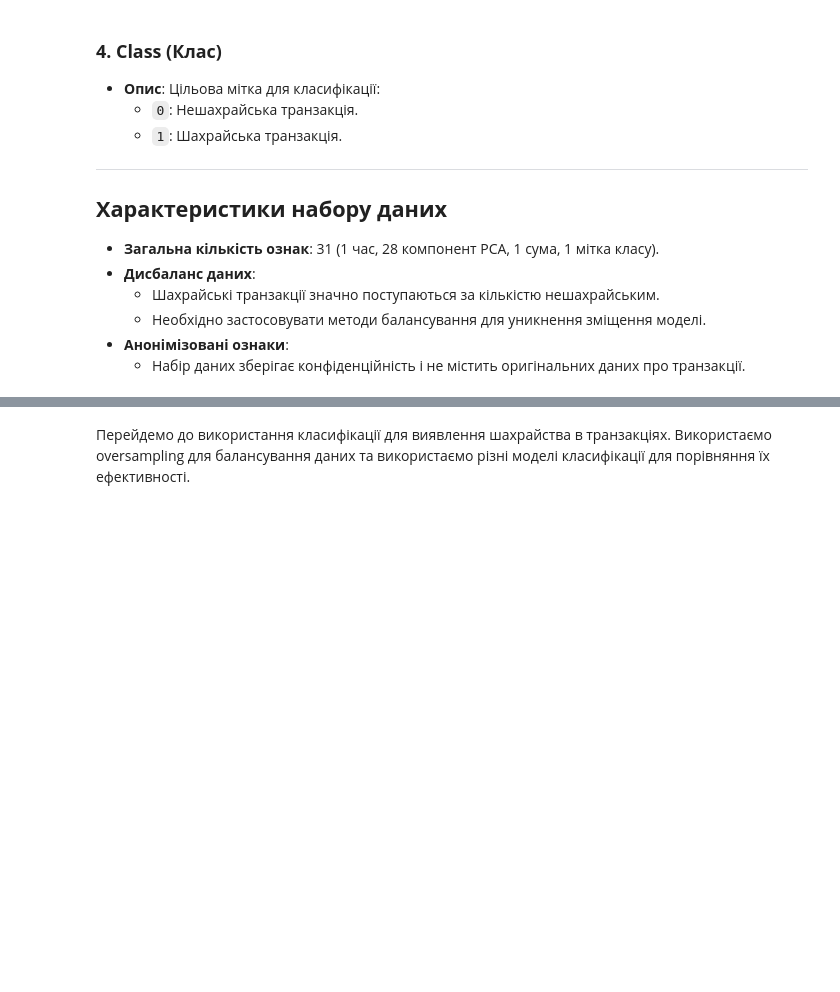
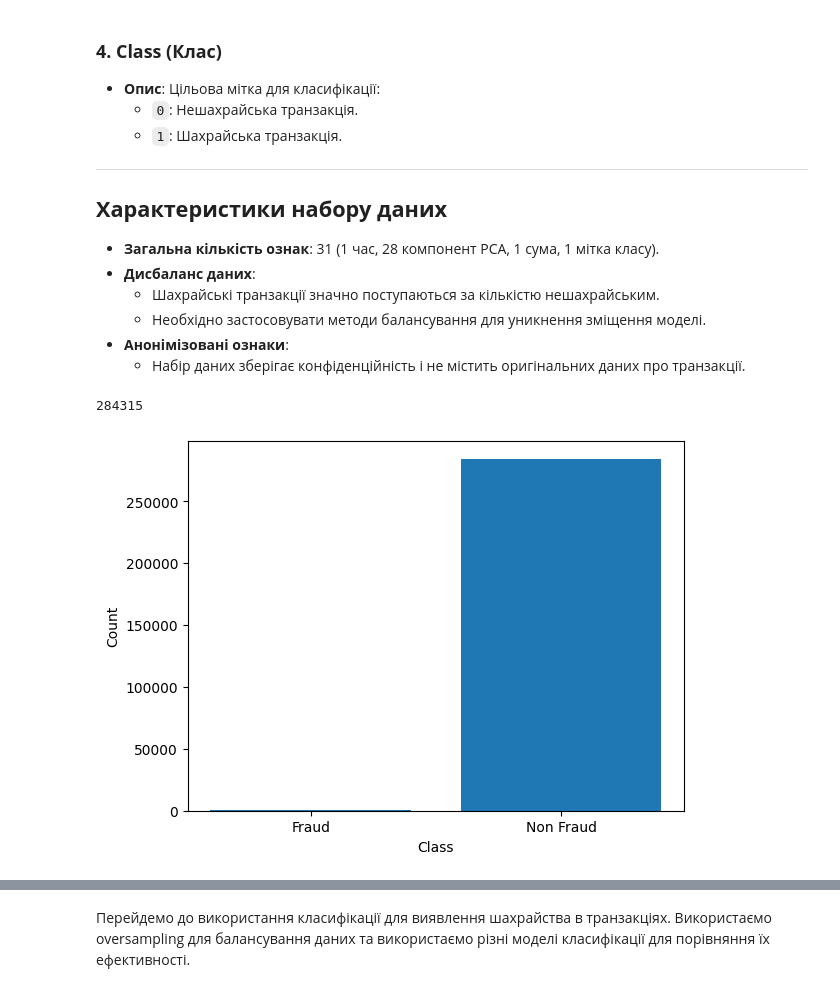
Before and after one commit to anryts/realtime_fraud, a Jupyter notebook: classification_model.ipynb, the cells around one changed output, grey strips where cells are left out. Drawn from its saved outputs; the diff is of its cells as text; code cells hidden in the pictures; blank space fills up the shorter version.

```diff
--- a/classification_model.ipynb
+++ b/classification_model.ipynb
@@ -23,8 +25,8 @@ To adjust logging level use sc.setLogLevel(newLevel). For SparkR, use setLogLeve
 # %%
 file_path = "file:///opt/spark/data/creditcard.csv"
-fraud_df = spark.read.csv(file_path, header=True, inferSchema=True)
+data = spark.read.csv(file_path, header=True, inferSchema=True)
 
-fraud_df.printSchema()
+data.printSchema()
 # %% [output]
 [Stage 1:>                                                        (0 + 12) / 12]
 root
@@ -76,6 +79,20 @@ root
   - Необхідно застосовувати методи балансування для уникнення зміщення моделі.
 - **Анонімізовані ознаки**:
   - Набір даних зберігає конфіденційність і не містить оригінальних даних про транзакції.
+# %%
+#let's print two columns with fraud and non fraud operations with matplotlib
+
+fraud_df = data.filter(col('Class') == 1).count()
+non_fraud_df = data.filter(col('Class') == 0).count()
+print(non_fraud_df)
+plt.bar(['Fraud', 'Non Fraud'], [fraud_df, non_fraud_df])
+#add to axis labels
+plt.xlabel('Class')
+plt.ylabel('Count')
+plt.show()
+# %% [output]
+284315
+[figure, added]
 # %%
 from pyspark.sql.functions import when, col, expr
 import matplotlib.pyplot as plt
```
Also changed, not shown: parts of 16 cells of this notebook, 4 other files.
